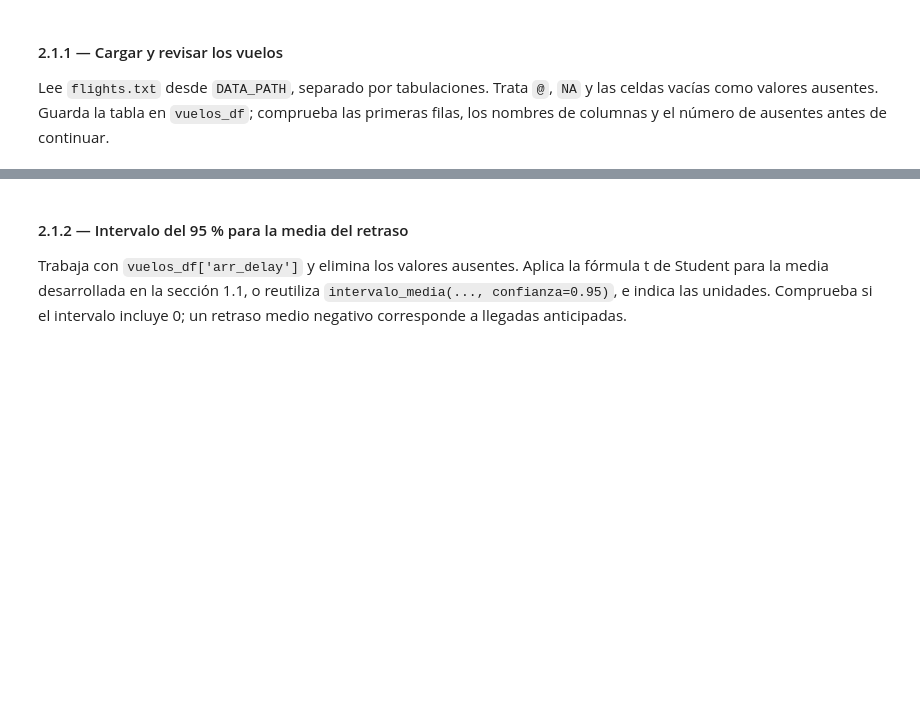
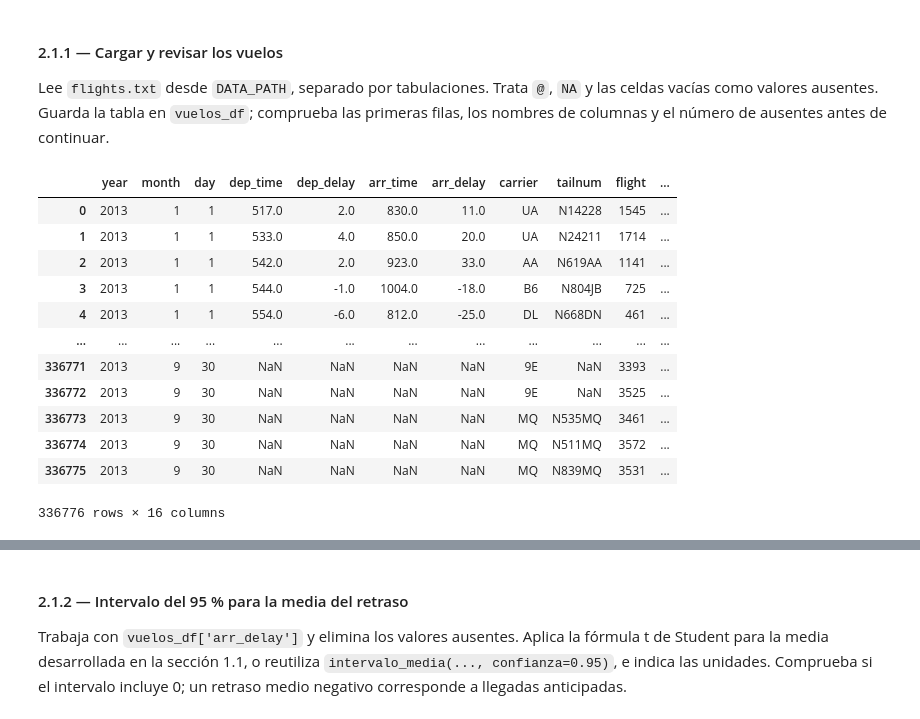
Before and after one commit to guiruha/LaSalle_Estadistica, a Jupyter notebook: sesiones/sesion2/s2_1.ipynb, the cells around one changed output, grey strips where cells are left out. Cells and saved outputs as stored; diff of their text form; code cells hidden in the pictures; blank space fills up the shorter version.

```diff
--- a/sesiones/sesion2/s2_1.ipynb
+++ b/sesiones/sesion2/s2_1.ipynb
@@ -540,8 +660,21 @@ Resuelve cada apartado de forma independiente y en orden. Usa los resultados de
 
 Lee `flights.txt` desde `DATA_PATH`, separado por tabulaciones. Trata `@`, `NA` y las celdas vacías como valores ausentes. Guarda la tabla en `vuelos_df`; comprueba las primeras filas, los nombres de columnas y el número de ausentes antes de continuar.
 # %%
-# Pista: pd.read_csv(DATA_PATH / 'flights.txt', sep='\t', na_values=['@', 'NA', '']).
+# 2.1.1 — Carga de los vuelos: separador tabulador; '@', 'NA' y vacío son ausentes.
+vuelos_df = pd.read_csv(DATA_PATH / 'flights.txt', sep='\t', na_values=['@', 'NA', ''])
 # Guarda la tabla en vuelos_df y revisa la carga con display(vuelos_df.head()).
-# Después consulta vuelos_df.info() o vuelos_df.isna().sum() para ver tipos y ausentes.
-# Sustituye pass por tu solución.
-pass
+display(vuelos_df)
+# %% [output]
+|  | year | month | day | dep_time | dep_delay | arr_time | arr_delay | carrier | tailnum | flight | ... |
+| 0 | 2013 | 1 | 1 | 517.0 | 2.0 | 830.0 | 11.0 | UA | N14228 | 1545 | ... |
+| 1 | 2013 | 1 | 1 | 533.0 | 4.0 | 850.0 | 20.0 | UA | N24211 | 1714 | ... |
+| 2 | 2013 | 1 | 1 | 542.0 | 2.0 | 923.0 | 33.0 | AA | N619AA | 1141 | ... |
+| 3 | 2013 | 1 | 1 | 544.0 | -1.0 | 1004.0 | -18.0 | B6 | N804JB | 725 | ... |
+| 4 | 2013 | 1 | 1 | 554.0 | -6.0 | 812.0 | -25.0 | DL | N668DN | 461 | ... |
+| ... | ... | ... | ... | ... | ... | ... | ... | ... | ... | ... | ... |
+| 336771 | 2013 | 9 | 30 | NaN | NaN | NaN | NaN | 9E | NaN | 3393 | ... |
+| 336772 | 2013 | 9 | 30 | NaN | NaN | NaN | NaN | 9E | NaN | 3525 | ... |
+| 336773 | 2013 | 9 | 30 | NaN | NaN | NaN | NaN | MQ | N535MQ | 3461 | ... |
+| 336774 | 2013 | 9 | 30 | NaN | NaN | NaN | NaN | MQ | N511MQ | 3572 | ... |
+| 336775 | 2013 | 9 | 30 | NaN | NaN | NaN | NaN | MQ | N839MQ | 3531 | ... |
+336776 rows × 16 columns
```
Also changed, not shown: parts of 29 cells of this notebook, 1 other file.
